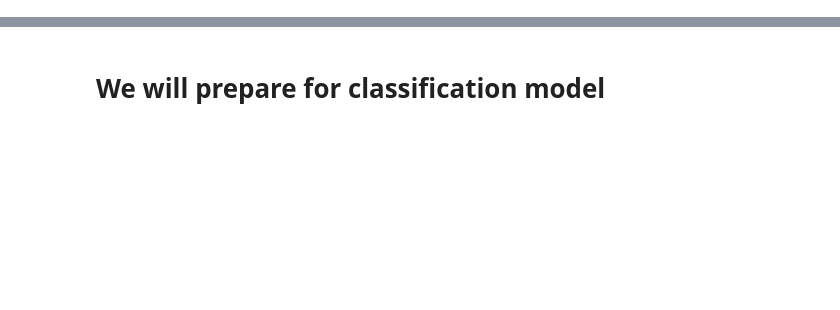
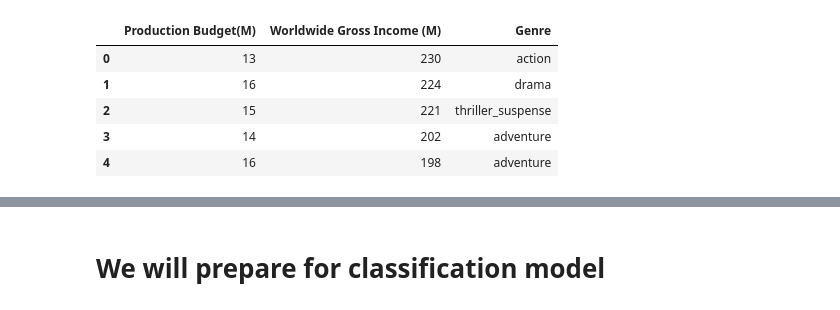
Before and after one commit to sbs24013/cct_predic_da, a Jupyter notebook: notebooks/03 PDA - K Means Clustering.ipynb, the cells around one changed output, grey strips where cells are left out. Drawn from its saved outputs; the diff is of its cells as text; code cells hidden in the pictures; blank space fills up the shorter version.

```diff
--- a/notebooks/03 PDA - K Means Clustering.ipynb
+++ b/notebooks/03 PDA - K Means Clustering.ipynb
@@ -7,8 +7,15 @@ import matplotlib.pyplot as plt
 import warnings
 warnings.filterwarnings('ignore')
 # %%
-dataset = pd.read_csv('C:/Users/miant/Desktop/Python/Movies.csv')
+dataset = pd.read_csv('../datasets/Movies.csv')
 dataset.head()
+# %% [output]
+|  | Production Budget(M) | Worldwide Gross Income (M) | Genre |
+| 0 | 13 | 230 | action |
+| 1 | 16 | 224 | drama |
+| 2 | 15 | 221 | thriller_suspense |
+| 3 | 14 | 202 | adventure |
+| 4 | 16 | 198 | adventure |
 # %%
 #We define the X
 X = dataset.iloc[:,[0,1]].values
```
Also changed, not shown: parts of 1 cell of this notebook, 6 other files.
